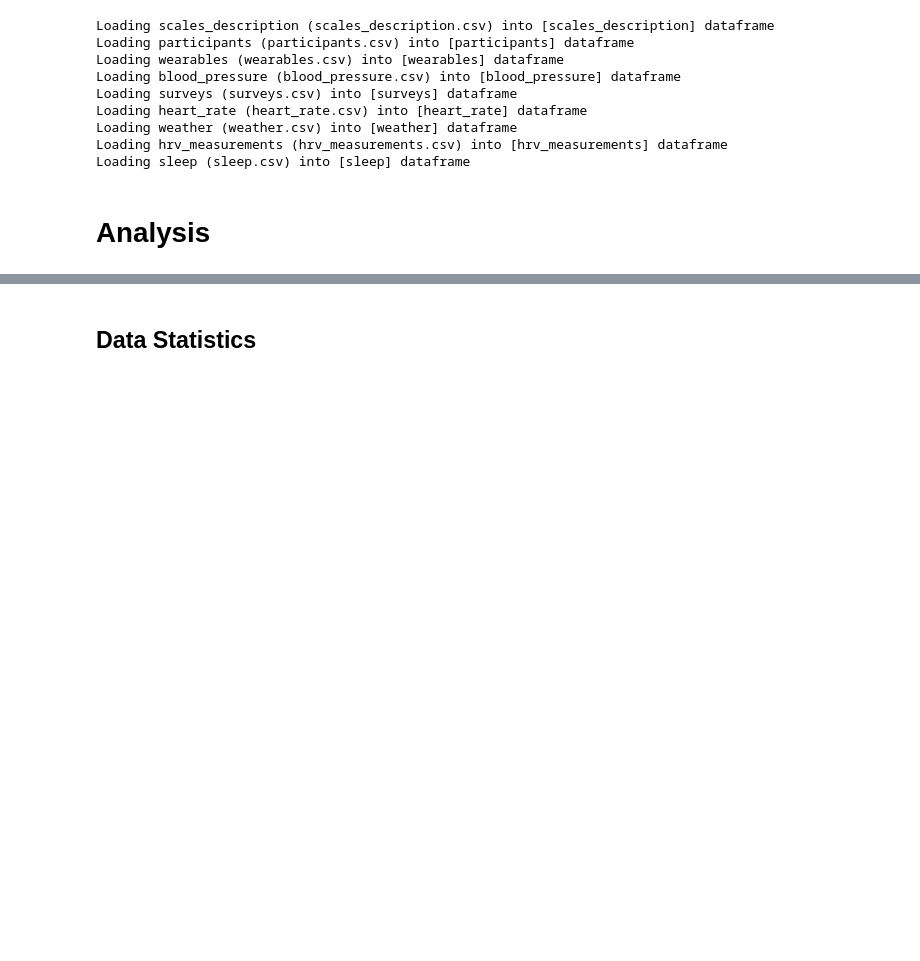
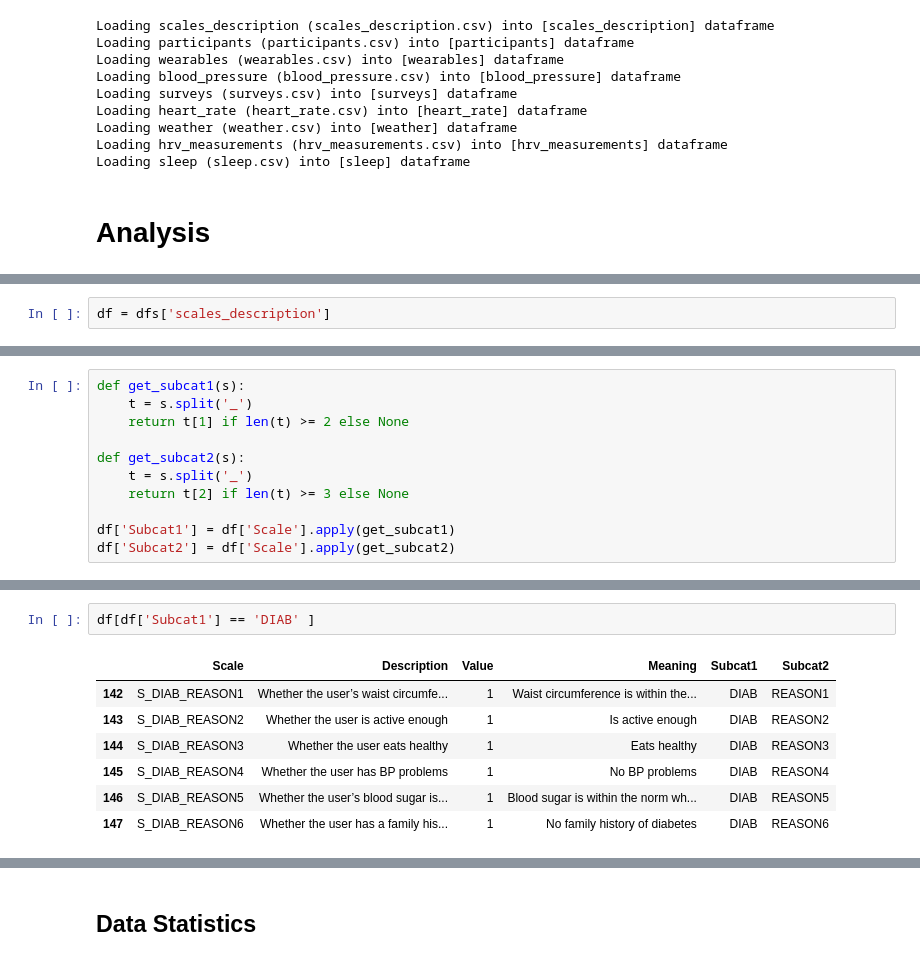
Before and after one commit to AIPI510/aipi510-fall24, a Jupyter notebook: ta4-trackstars.ipynb, the cells around one changed output, grey strips where cells are left out. Saved outputs shown, nothing was run; the diff lists cells and outputs as text; blank space fills up the shorter version.

```diff
--- a/ta4-trackstars.ipynb
+++ b/ta4-trackstars.ipynb
@@ -144,0 +125,2 @@ heart_rate
+# %%
+df = dfs['scales_description']
@@ -144,0 +157,11 @@ heart_rate
+# %%
+def get_subcat1(s):
+    t = s.split('_')
+    return t[1] if len(t) >= 2 else None
+
+def get_subcat2(s):
+    t = s.split('_')
+    return t[2] if len(t) >= 3 else None
+
+df['Subcat1'] = df['Scale'].apply(get_subcat1)
+df['Subcat2'] = df['Scale'].apply(get_subcat2)
@@ -144,0 +182,10 @@ heart_rate
+# %%
+df[df['Subcat1'] == 'DIAB' ]
+# %% [output]
+|  | Scale | Description | Value | Meaning | Subcat1 | Subcat2 |
+| 142 | S_DIAB_REASON1 | Whether the user’s waist circumfe... | 1 | Waist circumference is within the... | DIAB | REASON1 |
+| 143 | S_DIAB_REASON2 | Whether the user is active enough | 1 | Is active enough | DIAB | REASON2 |
+| 144 | S_DIAB_REASON3 | Whether the user eats healthy | 1 | Eats healthy | DIAB | REASON3 |
+| 145 | S_DIAB_REASON4 | Whether the user has BP problems | 1 | No BP problems | DIAB | REASON4 |
+| 146 | S_DIAB_REASON5 | Whether the user’s blood sugar is... | 1 | Blood sugar is within the norm wh... | DIAB | REASON5 |
+| 147 | S_DIAB_REASON6 | Whether the user has a family his... | 1 | No family history of diabetes | DIAB | REASON6 |
```
Also changed, not shown: parts of 23 cells of this notebook.
